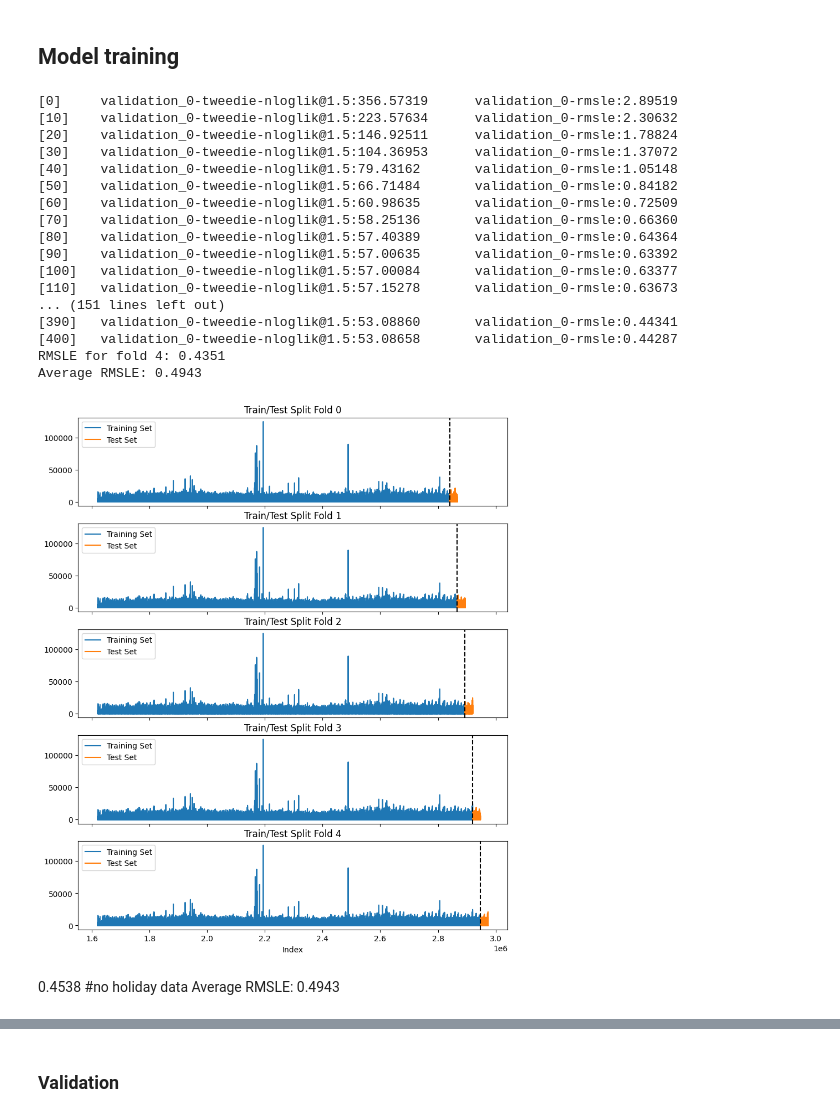
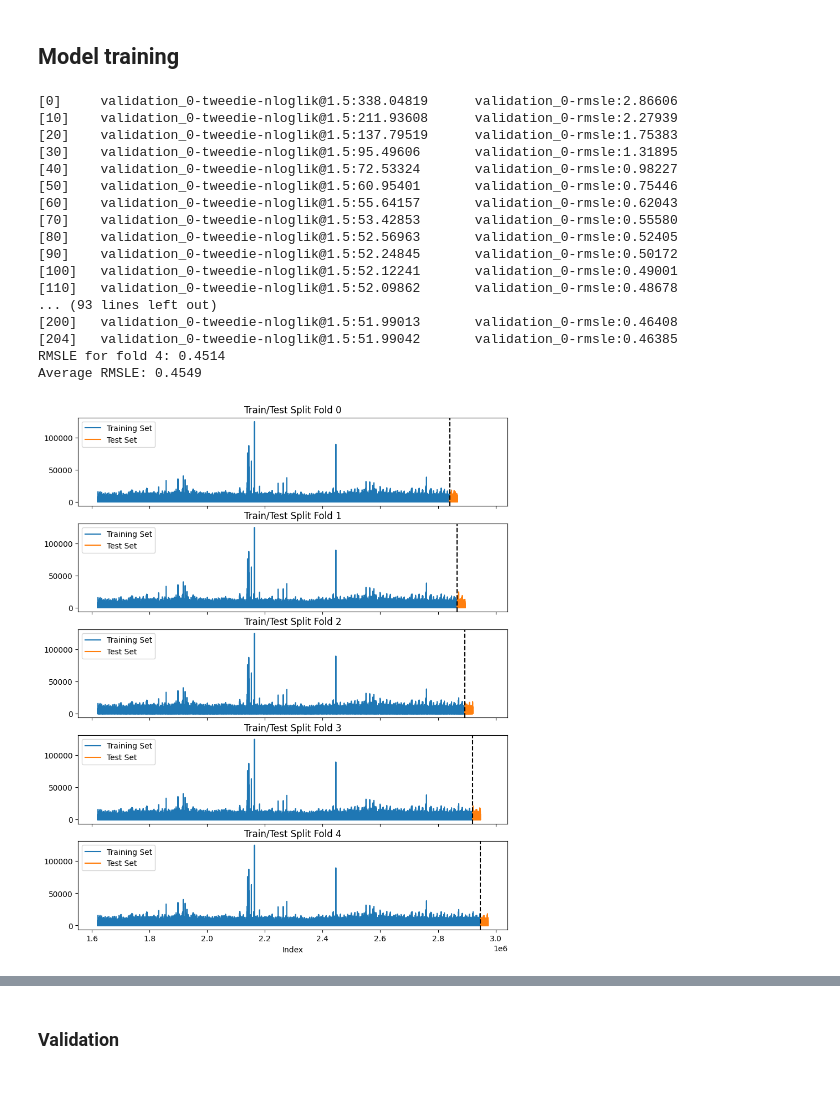
Before and after one commit to Milloz-dev/StoreSales-TimeSeriesForecasting, a Jupyter notebook: main.ipynb, the cells around one changed output, grey strips where cells are left out. Cells and saved outputs as stored; diff of their text form; code cells hidden in the pictures; blank space fills up the shorter version.

```diff
--- a/main.ipynb
+++ b/main.ipynb
@@ -398,16 +375,16 @@ def create_features(df: pd.DataFrame) -> pd.DataFrame:
 start_idx = train_df.loc[train_df["date"] == "2015-07-01"].index[0]
 split_idx = train_df.loc[train_df["date"] == "2017-08-01"].index[0]
 
-X_train = create_features(train_df)
+X_train_full = create_features(train_df)
 
-y_train = X_train["sales"]
-X_train = X_train.drop("sales", axis=1)
+y_train_full = X_train_full["sales"]
+X_train_full = X_train_full.drop("sales", axis=1)
 
-X_test = X_train[split_idx:]
-y_test = y_train[split_idx:]
+X_test = X_train_full[split_idx:]
+y_test = y_train_full[split_idx:]
 
-X_train = X_train[start_idx:split_idx]
-y_train = y_train[start_idx:split_idx]
+X_train = X_train_full[start_idx:split_idx]
+y_train = y_train_full[start_idx:split_idx]
 
-X_train.tail()
+X_train
 # %% [output]
@@ -420,9 +404,9 @@ X_train.tail()
 # %% [markdown]
 ### Create pipeline
 # %%
-CATEGORICAL_FEATURES = ["family", "city", "state", "type_store", "locale_name"]
+CATEGORICAL_FEATURES = ["family", "city", "state", "type", "cluster"]
+# CATEGORICAL_FEATURES = ["family", "city", "state", "type_store", "cluster", "type_holiday", "locale"]
 CONTINOUS_FEATURES = ["dcoilwtico"]
-HOLIDAY_CONTINOUS_FEATURES = ["type_holiday", "locale"]
 
 # Create a pipeline for categorical features
 cat_pipeline = make_pipeline(
@@ -432,20 +416,20 @@ cat_pipeline = make_pipeline(
 # Create a pipeline for continous features
 cont_pipeline = make_pipeline(SimpleImputer(strategy="mean"), StandardScaler())
 
-holiday_cont_pipeline = make_pipeline(StandardScaler())
-
 # Create the preprocessor
 preprocessor = ColumnTransformer(
     transformers=[
         ("cat", cat_pipeline, CATEGORICAL_FEATURES),
         ("cont", cont_pipeline, CONTINOUS_FEATURES),
-        ("num", holiday_cont_pipeline, HOLIDAY_CONTINOUS_FEATURES)
     ],
-    remainder="passthrough" , force_int_remainder_cols=False
+    remainder="passthrough",
+    force_int_remainder_cols=False,
 )
+
 
 def rmsle(y_true, y_pred):
     return root_mean_squared_log_error(y_true, y_pred)
+
 
 # Create the training model
 train_model = xgb.XGBRegressor(
@@ -471,55 +455,54 @@ fig, axes = plt.subplots(5, 1, figsize=(10, 12), sharex=True)
 preprocessor.fit(X_train)
 
 for fold, (train_index, test_index) in enumerate(tss.split(X_train)):
     X_train_cv, X_test_cv = X_train.iloc[train_index], X_train.iloc[test_index]
     y_train_cv, y_test_cv = y_train.iloc[train_index], y_train.iloc[test_index]
 
     axes[fold].plot(y_train_cv, label="Training Set")
     axes[fold].plot(y_test_cv, label="Test Set")
     axes[fold].axvline(y_test_cv.index.min(), color="black", ls="--")
     axes[fold].legend()
     axes[fold].set_title(f"Train/Test Split Fold {fold}")
 
     X_train_cv_transformed = preprocessor.transform(X_train_cv)
     X_test_cv_transformed = preprocessor.transform(X_test_cv)
 
-    train_pipeline.named_steps["model"].fit(X_train_cv_transformed, y_train_cv, eval_set=[(X_test_cv_transformed, y_test_cv)], verbose=10)
+    train_pipeline.named_steps["model"].fit(
+        X_train_cv_transformed, y_train_cv, eval_set=[(X_test_cv_transformed, y_test_cv)], verbose=10
+    )
     y_pred = train_pipeline.predict(X_test_cv)
 
     score = root_mean_squared_log_error(y_test_cv, y_pred)
     scores.append(score)
     print(f"RMSLE for fold {fold}: {score:.4f}")
 
     # Clear memory
     del X_train_cv, X_test_cv, y_train_cv, y_test_cv, X_train_cv_transformed, X_test_cv_transformed, y_pred
 
 average_score = np.mean(scores)
 print(f"Average RMSLE: {average_score:.4f}")
 
 plt.xlabel("Index")
 plt.show()
 # %% [output]
-[0]     validation_0-tweedie-nloglik@1.5:356.57319      validation_0-rmsle:2.89519
-[10]    validation_0-tweedie-nloglik@1.5:223.57634      validation_0-rmsle:2.30632
-[20]    validation_0-tweedie-nloglik@1.5:146.92511      validation_0-rmsle:1.78824
-[30]    validation_0-tweedie-nloglik@1.5:104.36953      validation_0-rmsle:1.37072
-[40]    validation_0-tweedie-nloglik@1.5:79.43162       validation_0-rmsle:1.05148
-[50]    validation_0-tweedie-nloglik@1.5:66.71484       validation_0-rmsle:0.84182
-[60]    validation_0-tweedie-nloglik@1.5:60.98635       validation_0-rmsle:0.72509
-[70]    validation_0-tweedie-nloglik@1.5:58.25136       validation_0-rmsle:0.66360
-[80]    validation_0-tweedie-nloglik@1.5:57.40389       validation_0-rmsle:0.64364
-[90]    validation_0-tweedie-nloglik@1.5:57.00635       validation_0-rmsle:0.63392
-[100]   validation_0-tweedie-nloglik@1.5:57.00084       validation_0-rmsle:0.63377
-[110]   validation_0-tweedie-nloglik@1.5:57.15278       validation_0-rmsle:0.63673
-... (151 lines left out)
-[390]   validation_0-tweedie-nloglik@1.5:53.08860       validation_0-rmsle:0.44341
-[400]   validation_0-tweedie-nloglik@1.5:53.08658       validation_0-rmsle:0.44287
-RMSLE for fold 4: 0.4351
-Average RMSLE: 0.4943
+[0]     validation_0-tweedie-nloglik@1.5:338.04819      validation_0-rmsle:2.86606
+[10]    validation_0-tweedie-nloglik@1.5:211.93608      validation_0-rmsle:2.27939
+[20]    validation_0-tweedie-nloglik@1.5:137.79519      validation_0-rmsle:1.75383
+[30]    validation_0-tweedie-nloglik@1.5:95.49606       validation_0-rmsle:1.31895
+[40]    validation_0-tweedie-nloglik@1.5:72.53324       validation_0-rmsle:0.98227
+[50]    validation_0-tweedie-nloglik@1.5:60.95401       validation_0-rmsle:0.75446
+[60]    validation_0-tweedie-nloglik@1.5:55.64157       validation_0-rmsle:0.62043
+[70]    validation_0-tweedie-nloglik@1.5:53.42853       validation_0-rmsle:0.55580
+[80]    validation_0-tweedie-nloglik@1.5:52.56963       validation_0-rmsle:0.52405
+[90]    validation_0-tweedie-nloglik@1.5:52.24845       validation_0-rmsle:0.50172
+[100]   validation_0-tweedie-nloglik@1.5:52.12241       validation_0-rmsle:0.49001
+[110]   validation_0-tweedie-nloglik@1.5:52.09862       validation_0-rmsle:0.48678
+... (93 lines left out)
+[200]   validation_0-tweedie-nloglik@1.5:51.99013       validation_0-rmsle:0.46408
+[204]   validation_0-tweedie-nloglik@1.5:51.99042       validation_0-rmsle:0.46385
+RMSLE for fold 4: 0.4514
+Average RMSLE: 0.4549
-[figure, old version]
+[figure, new version]
-# %% [markdown]
-0.4538 #no holiday data
-Average RMSLE: 0.4943
 # %%
 # Create the model
 model = xgb.XGBRegressor(
```
Also changed, not shown: parts of 14 cells of this notebook, 1 other file.
